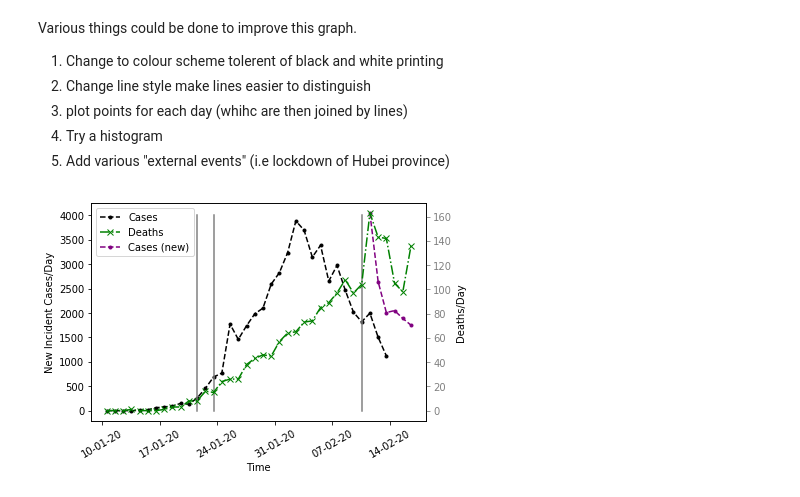
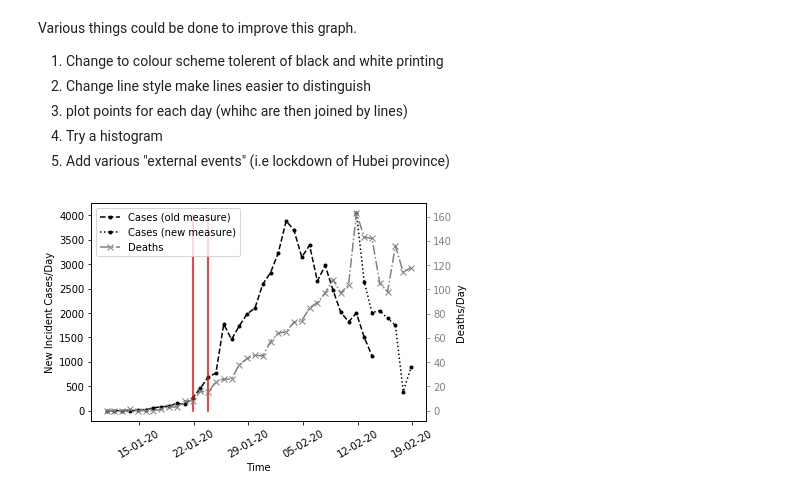
Before and after one commit to hanharrison92/Making-Graphs, a Jupyter notebook: LineGraph/Incidence_over_time.ipynb, the cells around one changed output. Drawn from its saved outputs; the diff is of its cells as text; code cells hidden in the pictures.

```diff
--- a/LineGraph/Incidence_over_time.ipynb
+++ b/LineGraph/Incidence_over_time.ipynb
@@ -5,8 +5,8 @@ import matplotlib.dates as mdates
 
 #data on coronavirus from wikipedia (starting on the 10th of January)
 cases_cumulative = [41, 41, 41, 41, 41, 45, 62, 121, 198, 291, 440, 571, 830, 1287, 1975, 2744, 4515, 5974, 7711, 9692, 11791, 14380, 17205, 20440, 24324, 28018, 31161, 34546, 37198, 40171, 42638, 44653, 46472, 48467, 49970, 51091]
-deaths_cumulative = [1, 1, 1, 1, 2, 2, 2, 2, 3, 6, 9, 17, 25, 41, 56, 80, 106, 132, 170, 213, 259, 304, 361, 425, 490, 563, 637, 722, 811, 908, 1016, 1113, 1325-108, 1380, 1523, 1665, 1770, 1868, 2004]
-cases2_cumulative = [59804 , 63851, 66492, 68500, 70548, 72436, 74185]#new measure provided from 12 of february
+deaths_cumulative = [1, 1, 1, 1, 2, 2, 2, 2, 3, 6, 9, 17, 25, 41, 56, 80, 106, 132, 170, 213, 259, 304, 361, 425, 490, 563, 637, 722, 811, 908, 1016, 1113, 1325-108, 1380, 1523, 1665, 1770, 1868, 2004, 2118, 2236]
+cases2_cumulative = [59804 , 63851, 66492, 68500, 70548, 72436, 74185, 74576, 75465]#new measure provided from 12 of february
 # %% [markdown]
 So wikipedia, and many media outlets, have been providing cumulative values of incident cases and deaths relating to the recent outbreak of coronavirus. We can plot this...
 # %%
@@ -136,34 +136,34 @@ date_nm = mdates.datetime.date(2020, 2, 11)#date measurements changed
 # %%
 fig = plt.figure()
 ax1 = fig.add_subplot(111)
 ax2 = ax1.twinx()
 
 #plot incidence and mortality data
 h1, = ax1.plot_date(dates_old[1:], cases_new, '--k.')
-h3, = ax1.plot_date(dates_new[1:], cases2_new, '--g.', color = "purple")
-h2, = ax2.plot_date(dates_all[1:], deaths_new, '-.rx', color="green")
+h3, = ax1.plot_date(dates_new[1:], cases2_new, ':k.')
+h2, = ax2.plot_date(dates_all[1:], deaths_new, '-.rx', color="grey")
 
 #plot other events
-h4, = ax1.plot_date([date_quarantine_wuhan, date_quarantine_wuhan], [0, 4000], '-r', color="grey")
-h5, = ax1.plot_date([date_quarantine_hubei, date_quarantine_hubei], [0, 4000], '-r', color="grey")
-h6, = ax1.plot_date([date_nm, date_nm], [0, 4000], '-r', color="grey")
+h4, = ax1.plot_date([date_quarantine_wuhan, date_quarantine_wuhan], [0, 4000], '-r')
+h5, = ax1.plot_date([date_quarantine_hubei, date_quarantine_hubei], [0, 4000], '-r')
+#h6, = ax1.plot_date([date_nm, date_nm], [0, 4000], '-r', color="grey")
 
 #y-axis labels
 ax1.set_ylabel("New Incident Cases/Day")
 ax2.set_ylabel("Deaths/Day")
 ax2.tick_params(axis='y', colors='grey')#change axis tick colour to match plotted line
 
 #x-axis labels
 ax1.set_xlabel("Time")
 rule = mdates.rrulewrapper(mdates.WEEKLY)
 loc = mdates.RRuleLocator(rule)
 ax1.xaxis.set_major_locator(loc)
 ax1.xaxis.set_tick_params(rotation=30)
 ax1.xaxis.set_major_formatter(formatter)#sets the format to the correct date type
 
 #legend
-plt.legend((h1, h2, h3), ("Cases", "Deaths", "Cases (new)"))
+plt.legend((h1, h3, h2), ("Cases (old measure)",  "Cases (new measure)", "Deaths",))
 
 plt.show()
 # %% [output]
-[figure, old version]
+[figure, new version]
```
Also changed, not shown: parts of 4 cells of this notebook.
